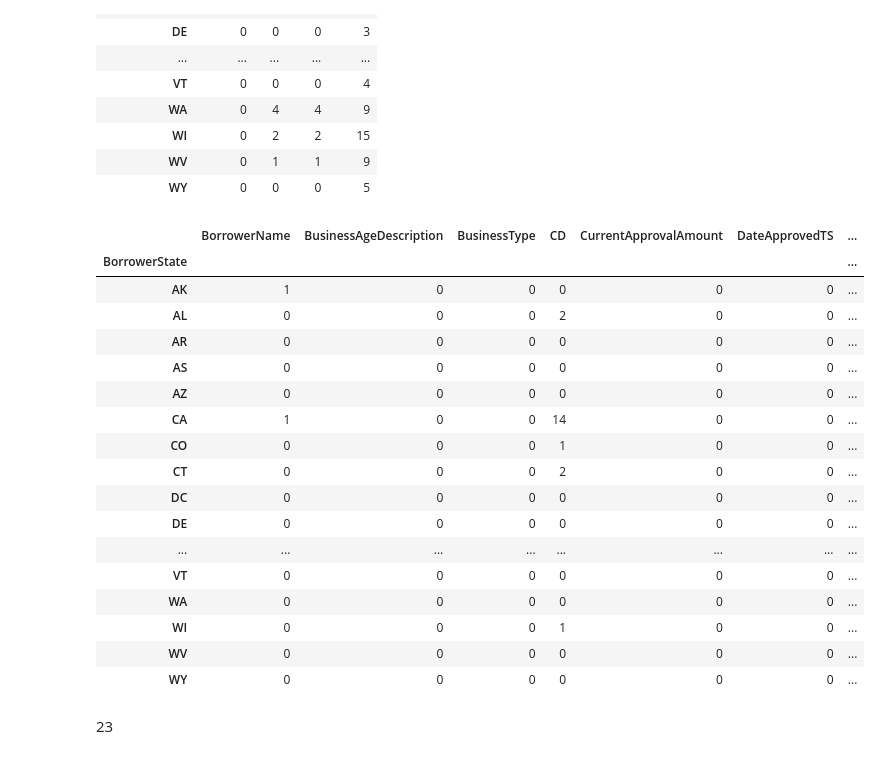
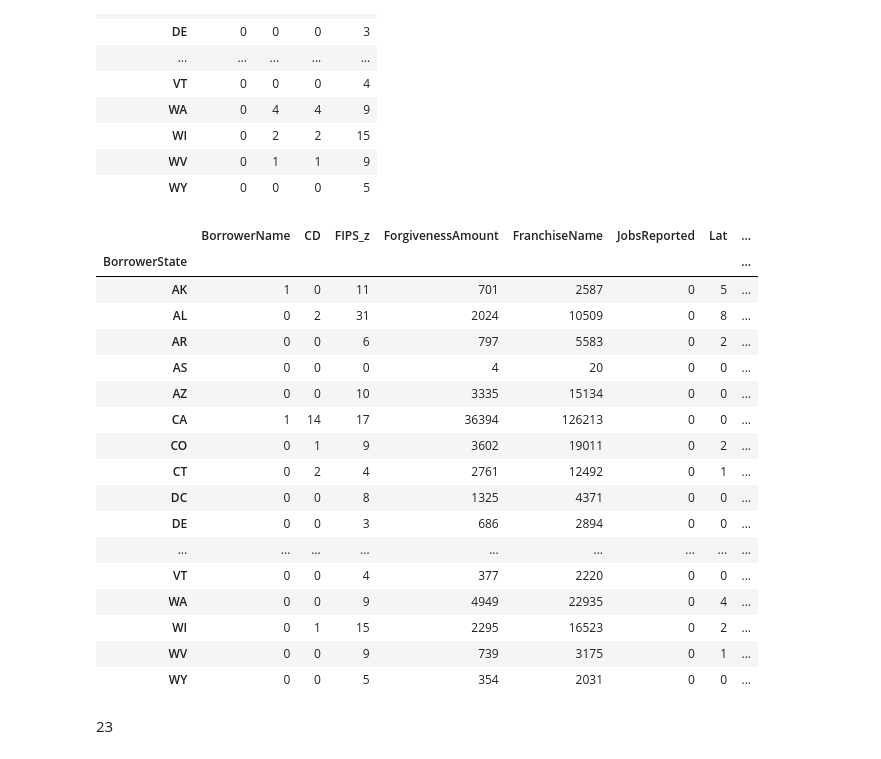
Before and after one commit to cspence001/mapdata_finalization_notebooks, a Jupyter notebook: process_checks.ipynb, the cells around one changed output. Cells and saved outputs as stored; diff of their text form; code cells hidden in the pictures.

```diff
--- a/process_checks.ipynb
+++ b/process_checks.ipynb
@@ -713,26 +800,28 @@ path21_hpgf.groupby('BorrowerState')[['full_add','Lat','Long','FIPS_z']].apply(l
 | WY | 0 | 0 | 0 | 5 |
 # %%
 pd.set_option('display.max_columns', None)
-path21_hpgf[path21_hpgf.columns.difference(['BorrowerState'])].isnull().groupby(path21_hpgf.BorrowerState).sum().astype(int)
+path21_hpgf_nullcnts= path21_hpgf[path21_hpgf.columns.difference(['BorrowerState'])].isnull().groupby(path21_hpgf.BorrowerState).sum().astype(int)
+path21_hpgf_drop0= path21_hpgf_nullcnts.loc[:, path21_hpgf_nullcnts.any()] #drops columns if all values are False
+path21_hpgf_drop0
 # %% [output]
-|  | BorrowerName | BusinessAgeDescription | BusinessType | CD | CurrentApprovalAmount | DateApprovedTS | ... |
-| BorrowerState |  |  |  |  |  |  | ... |
-| AK | 1 | 0 | 0 | 0 | 0 | 0 | ... |
-| AL | 0 | 0 | 0 | 2 | 0 | 0 | ... |
-| AR | 0 | 0 | 0 | 0 | 0 | 0 | ... |
-| AS | 0 | 0 | 0 | 0 | 0 | 0 | ... |
-| AZ | 0 | 0 | 0 | 0 | 0 | 0 | ... |
-| CA | 1 | 0 | 0 | 14 | 0 | 0 | ... |
-| CO | 0 | 0 | 0 | 1 | 0 | 0 | ... |
-| CT | 0 | 0 | 0 | 2 | 0 | 0 | ... |
-| DC | 0 | 0 | 0 | 0 | 0 | 0 | ... |
-| DE | 0 | 0 | 0 | 0 | 0 | 0 | ... |
-| ... | ... | ... | ... | ... | ... | ... | ... |
-| VT | 0 | 0 | 0 | 0 | 0 | 0 | ... |
-| WA | 0 | 0 | 0 | 0 | 0 | 0 | ... |
-| WI | 0 | 0 | 0 | 1 | 0 | 0 | ... |
-| WV | 0 | 0 | 0 | 0 | 0 | 0 | ... |
-| WY | 0 | 0 | 0 | 0 | 0 | 0 | ... |
+|  | BorrowerName | CD | FIPS_z | ForgivenessAmount | FranchiseName | JobsReported | Lat | ... |
+| BorrowerState |  |  |  |  |  |  |  | ... |
+| AK | 1 | 0 | 11 | 701 | 2587 | 0 | 5 | ... |
+| AL | 0 | 2 | 31 | 2024 | 10509 | 0 | 8 | ... |
+| AR | 0 | 0 | 6 | 797 | 5583 | 0 | 2 | ... |
+| AS | 0 | 0 | 0 | 4 | 20 | 0 | 0 | ... |
+| AZ | 0 | 0 | 10 | 3335 | 15134 | 0 | 0 | ... |
+| CA | 1 | 14 | 17 | 36394 | 126213 | 0 | 0 | ... |
+| CO | 0 | 1 | 9 | 3602 | 19011 | 0 | 2 | ... |
+| CT | 0 | 2 | 4 | 2761 | 12492 | 0 | 1 | ... |
+| DC | 0 | 0 | 8 | 1325 | 4371 | 0 | 0 | ... |
+| DE | 0 | 0 | 3 | 686 | 2894 | 0 | 0 | ... |
+| ... | ... | ... | ... | ... | ... | ... | ... | ... |
+| VT | 0 | 0 | 4 | 377 | 2220 | 0 | 0 | ... |
+| WA | 0 | 0 | 9 | 4949 | 22935 | 0 | 4 | ... |
+| WI | 0 | 1 | 15 | 2295 | 16523 | 0 | 2 | ... |
+| WV | 0 | 0 | 9 | 739 | 3175 | 0 | 1 | ... |
+| WY | 0 | 0 | 5 | 354 | 2031 | 0 | 0 | ... |
 # %%
 pd.reset_option('all', silent=True) #disables display option
 # %% [markdown]
```
Also changed, not shown: parts of 18 cells of this notebook, 5 other files.
